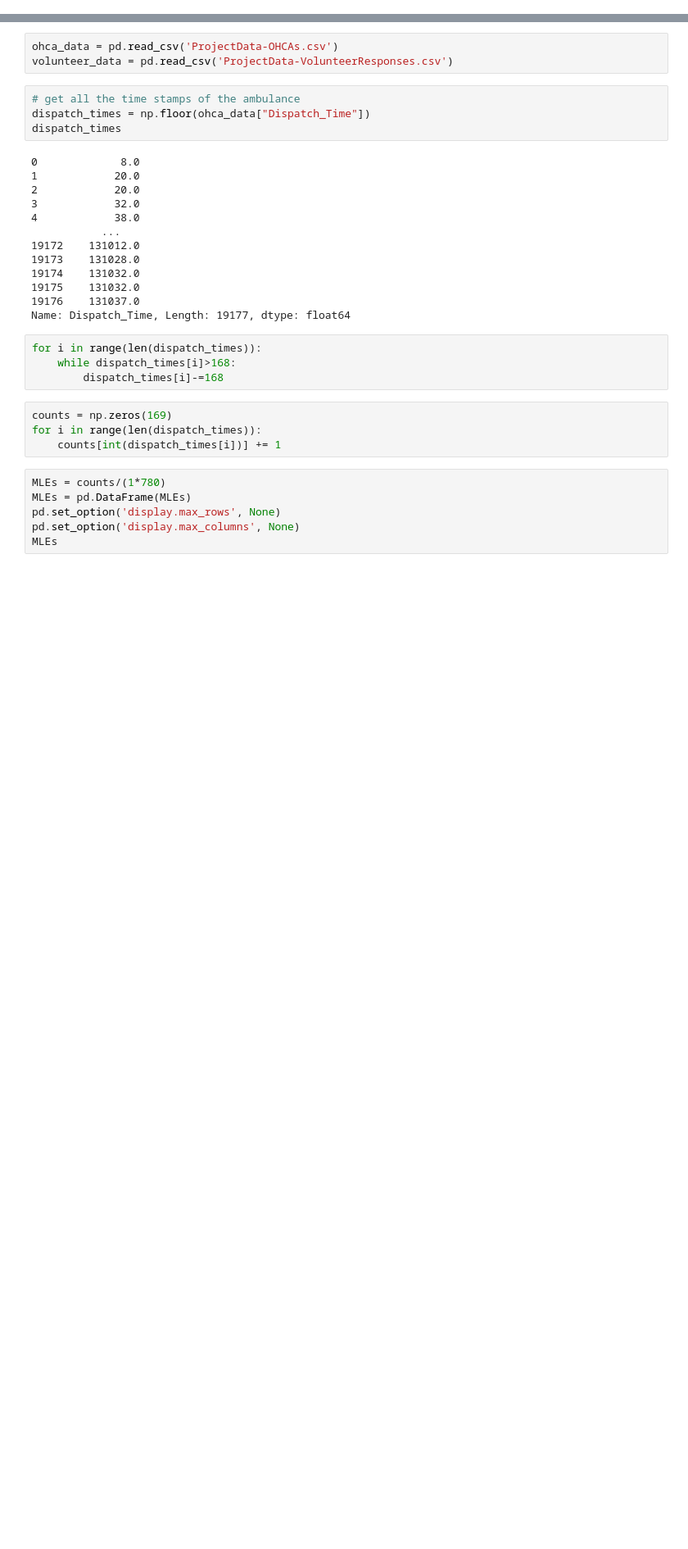
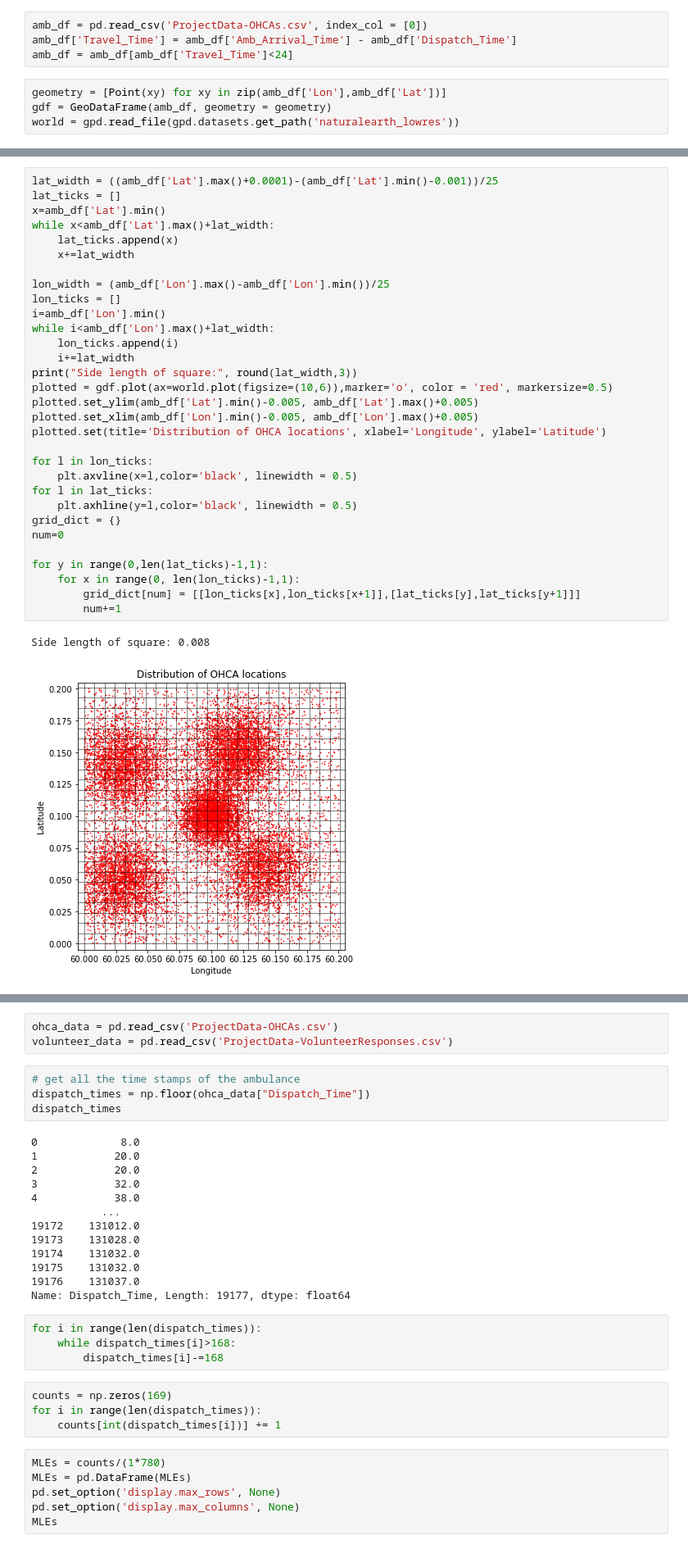
Before and after one commit to margaretquirk7/ORIE4580project, a Jupyter notebook: Project.ipynb, the cells around one changed output, grey strips where cells are left out. Shown at 82% size. Cells and saved outputs as stored; diff of their text form; blank space fills up the shorter version.

```diff
--- a/Project.ipynb
+++ b/Project.ipynb
@@ -8,0 +20,8 @@ import math
+# %%
+amb_df = pd.read_csv('ProjectData-OHCAs.csv', index_col = [0])
+amb_df['Travel_Time'] = amb_df['Amb_Arrival_Time'] - amb_df['Dispatch_Time']
+amb_df = amb_df[amb_df['Travel_Time']<24]
+# %%
+geometry = [Point(xy) for xy in zip(amb_df['Lon'],amb_df['Lat'])]
+gdf = GeoDataFrame(amb_df, geometry = geometry)
+world = gpd.read_file(gpd.datasets.get_path('naturalearth_lowres'))
@@ -8,0 +30,34 @@ import math
+# %%
+lat_width = ((amb_df['Lat'].max()+0.0001)-(amb_df['Lat'].min()-0.001))/25
+lat_ticks = []
+x=amb_df['Lat'].min()
+while x<amb_df['Lat'].max()+lat_width:
+    lat_ticks.append(x)
+    x+=lat_width
+
+lon_width = (amb_df['Lon'].max()-amb_df['Lon'].min())/25
+lon_ticks = []
+i=amb_df['Lon'].min()
+while i<amb_df['Lon'].max()+lat_width:
+    lon_ticks.append(i)
+    i+=lat_width
+print("Side length of square:", round(lat_width,3))
+plotted = gdf.plot(ax=world.plot(figsize=(10,6)),marker='o', color = 'red', markersize=0.5)
+plotted.set_ylim(amb_df['Lat'].min()-0.005, amb_df['Lat'].max()+0.005)
+plotted.set_xlim(amb_df['Lon'].min()-0.005, amb_df['Lon'].max()+0.005)
+plotted.set(title='Distribution of OHCA locations', xlabel='Longitude', ylabel='Latitude')
+
+for l in lon_ticks:
+    plt.axvline(x=l,color='black', linewidth = 0.5)
+for l in lat_ticks:
+    plt.axhline(y=l,color='black', linewidth = 0.5)
+grid_dict = {}
+num=0
+
+for y in range(0,len(lat_ticks)-1,1):
+    for x in range(0, len(lon_ticks)-1,1):
+        grid_dict[num] = [[lon_ticks[x],lon_ticks[x+1]],[lat_ticks[y],lat_ticks[y+1]]]
+        num+=1
+# %% [output]
+Side length of square: 0.008
+[figure, added]
```
Also changed, not shown: parts of 15 cells of this notebook.
